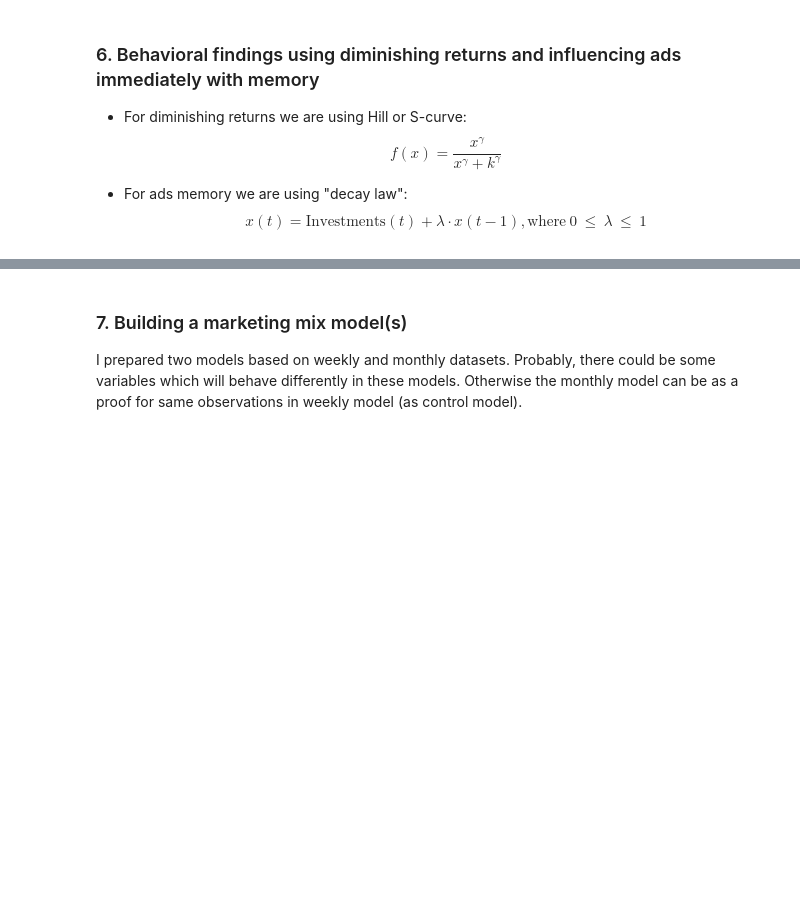
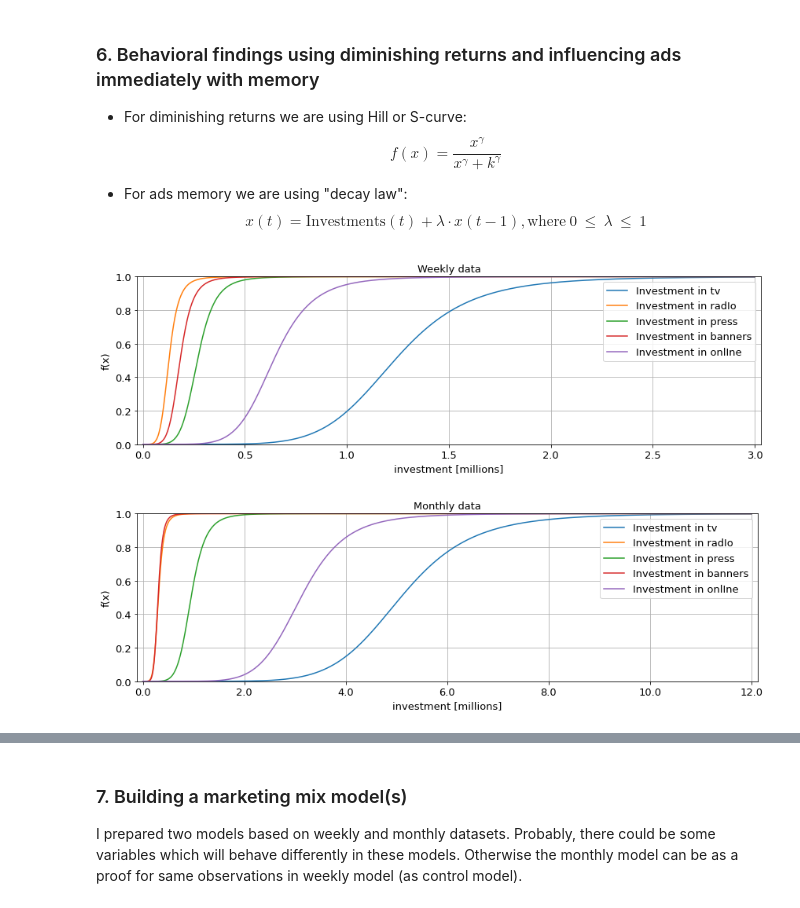
Before and after one commit to JakubKandra/Ommicom, a Jupyter notebook: Solution.ipynb, the cells around one changed output, grey strips where cells are left out. Cells and saved outputs as stored; diff of their text form; code cells hidden in the pictures; blank space fills up the shorter version.

```diff
--- a/Solution.ipynb
+++ b/Solution.ipynb
@@ -471,0 +536,8 @@ for channel in channels:
+# %%
+plot_function(np.linspace(0, 3*1e6, 1000), np.linspace(0, 3*1e6, 1000), diminishingReturns, diminishingReturns_params_weekly,
+              x_formatter = millions_formatter, x_label = "investment [millions]", title = 'Weekly data')
+plot_function(np.linspace(0, 1.2*1e7, 1000), np.linspace(0, 1e7, 1000), diminishingReturns, diminishingReturns_params_monthly,
+              x_formatter = millions_formatter, x_label = "investment [millions]", title = 'Monthly data')
+# %% [output]
+[figure, added]
+[figure, added]
```
Also changed, not shown: parts of 13 cells of this notebook.
